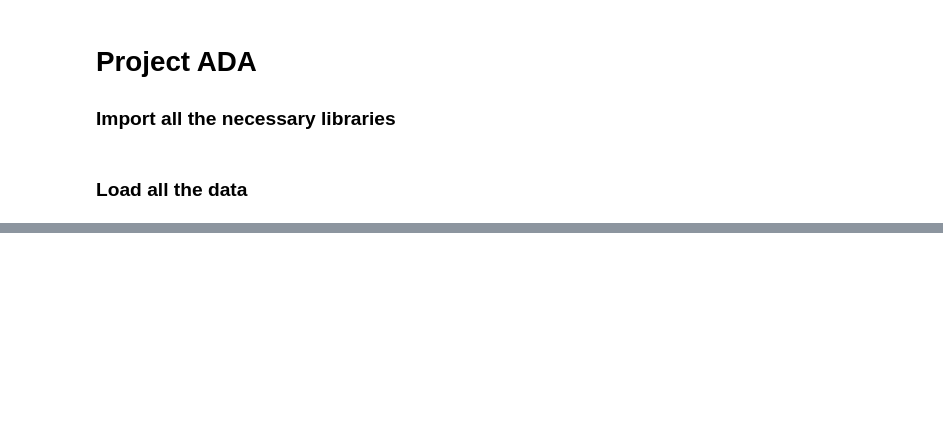
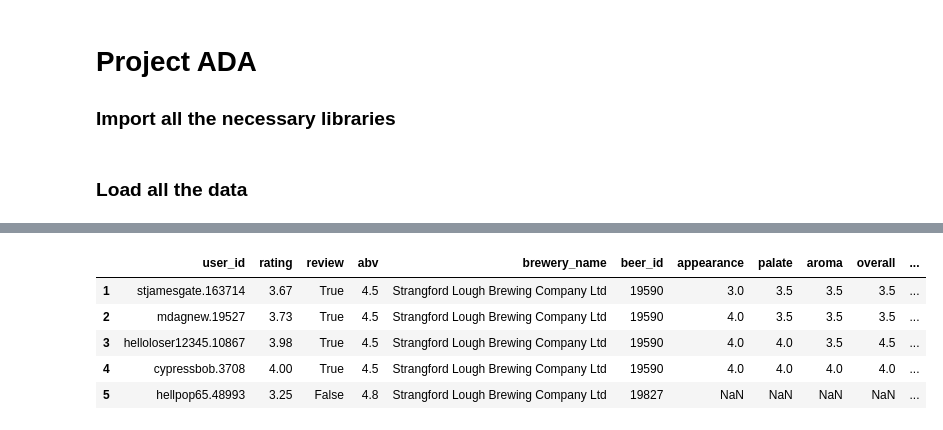
Before and after one commit to epfl-ada/ada-2024-project-sadamasochists, a Jupyter notebook: results.ipynb, the cells around one changed output, grey strips where cells are left out. Cells and saved outputs as stored; diff of their text form; code cells hidden in the pictures; blank space fills up the shorter version.

```diff
--- a/results.ipynb
+++ b/results.ipynb
@@ -45,0 +18,19 @@ plt.show()
+# %%
+# Select only the countries where the number of ratings are above a certain threshold
+MIN_RATINGS_THRESHOLD = 1000
+number_of_ratings_per_country = df_ratings_no_text['location'].value_counts()
+popular_countries = number_of_ratings_per_country[number_of_ratings_per_country > MIN_RATINGS_THRESHOLD].index
+
+# Filter all the data
+df_ratings_no_text = df_ratings_no_text[df_ratings_no_text['location'].isin(popular_countries)]
+df_beers = df_beers[df_beers['beer_id'].isin(df_ratings_no_text['beer_id'].unique())]
+df_breweries = df_breweries[df_breweries['id'].isin(df_ratings_no_text['brewery_id'].unique())]
+
+df_ratings_no_text.head(5)
+# %% [output]
+|  | user_id | rating | review | abv | brewery_name | beer_id | appearance | palate | aroma | overall | ... |
+| 1 | stjamesgate.163714 | 3.67 | True | 4.5 | Strangford Lough Brewing Company Ltd | 19590 | 3.0 | 3.5 | 3.5 | 3.5 | ... |
+| 2 | mdagnew.19527 | 3.73 | True | 4.5 | Strangford Lough Brewing Company Ltd | 19590 | 4.0 | 3.5 | 3.5 | 3.5 | ... |
+| 3 | helloloser12345.10867 | 3.98 | True | 4.5 | Strangford Lough Brewing Company Ltd | 19590 | 4.0 | 4.0 | 3.5 | 4.5 | ... |
+| 4 | cypressbob.3708 | 4.00 | True | 4.5 | Strangford Lough Brewing Company Ltd | 19590 | 4.0 | 4.0 | 4.0 | 4.0 | ... |
+| 5 | hellpop65.48993 | 3.25 | False | 4.8 | Strangford Lough Brewing Company Ltd | 19827 | NaN | NaN | NaN | NaN | ... |
```
Also changed, not shown: parts of 24 cells of this notebook, 4 other files.
